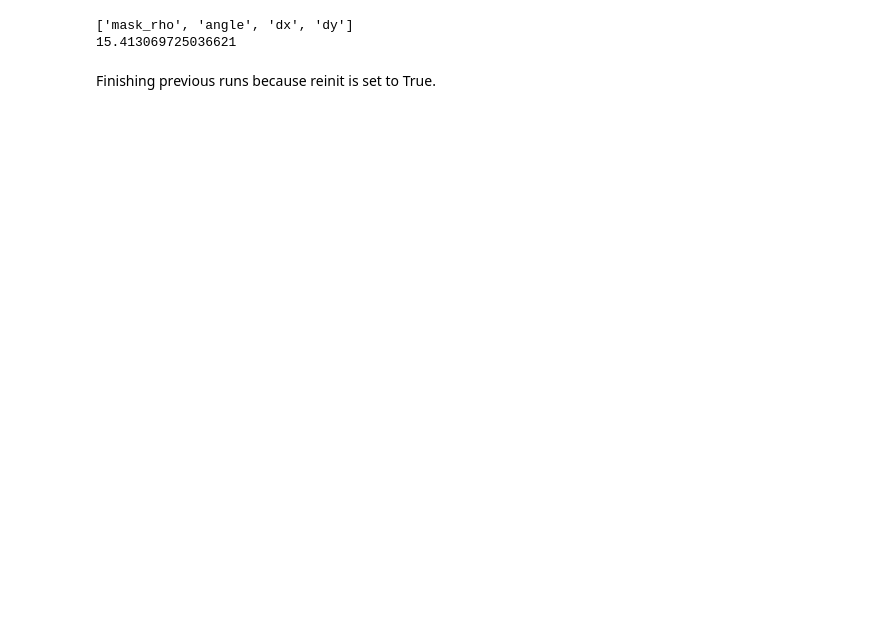
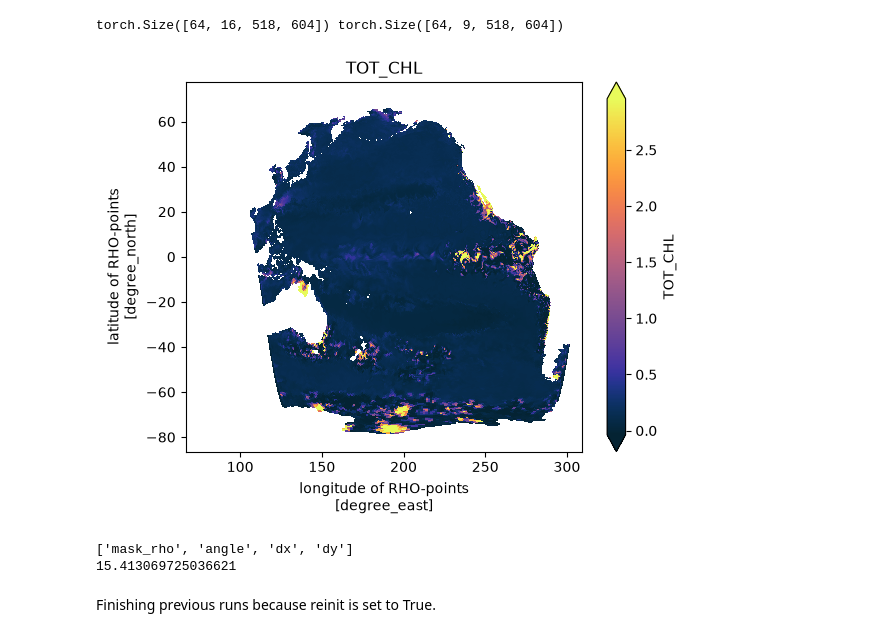
Before and after one commit to AlexMarggraf/oceanography_with_flowers, a Jupyter notebook: notebooks/fno_test.ipynb, the cells around one changed output. Saved outputs shown, nothing was run; the diff lists cells and outputs as text; code cells hidden in the pictures; blank space fills up the shorter version.

Commit message:
Add variable length prediction and fix plotting bug

```diff
--- a/notebooks/fno_test.ipynb
+++ b/notebooks/fno_test.ipynb
@@ -145,7 +145,7 @@ class Pactcs30Dataset(Dataset):
         dataset, _ = xroms.roms_dataset(dataset, include_3D_metrics=False)
         return dataset.load()
 
-    def load_pactcs30(self, path, timespan=[2010]):
+    def load_pactcs30(self, path, timespan=[2000]):
         """
         Load multiple pactcs30.zarr files into one dataset
 
@@ -296,24 +296,28 @@ class Pactcs30Dataset(Dataset):
                 x="longitude",
                 y="latitude",
                 robust=True,
+                center=False,
                 cmap="cmo.thermal",
             )
             plt.title(f"{v}")
             plt.show()
 # %%
 path = "../../../GROUP/pactcs30/"
-data_vars = ["u", "v", "w", "temp", "salt", "zeta", "DIC", "PCO2OC", "dx", "dy", "angle", "mask_rho"]
-pred_vars = ["u", "v", "w", "temp", "salt", "zeta", "DIC", "PCO2OC"]
+data_vars = ["u", "v", "w", "temp", "salt", "zeta", "TOT_CHL", "DIC", "PCO2OC", "dx", "dy", "angle", "mask_rho"]
+pred_vars = ["u", "v", "w", "temp", "salt", "zeta", "TOT_CHL", "DIC", "PCO2OC"]
 
-dataset = Pactcs30Dataset(path, data_vars)
-dataloader = DataLoader(dataset, batch_size=64, shuffle=True)
+dataset = Pactcs30Dataset(path, data_vars, timespan=[2000])
+dataloader = DataLoader(dataset, batch_size=64)
 
 f, l = next(iter(dataloader))
 print(f.shape, l.shape)
-l.to("cuda")
+#l.to("cuda")
 
-denorm = dataset.tensor_to_dataset(l[0], pred_vars)
-dataset.plot_dataset(denorm)
+denorm = dataset.tensor_to_dataset(l[63], pred_vars)
+dataset.plot_dataset(denorm, vars=["TOT_CHL"])
+# %% [output]
+torch.Size([64, 16, 518, 604]) torch.Size([64, 9, 518, 604])
+[figure, added]
 # %%
 s = time.time()
 path = "../../../GROUP/pactcs30/"
```
Also changed, not shown: parts of 1 cell of this notebook, 12 other files.
